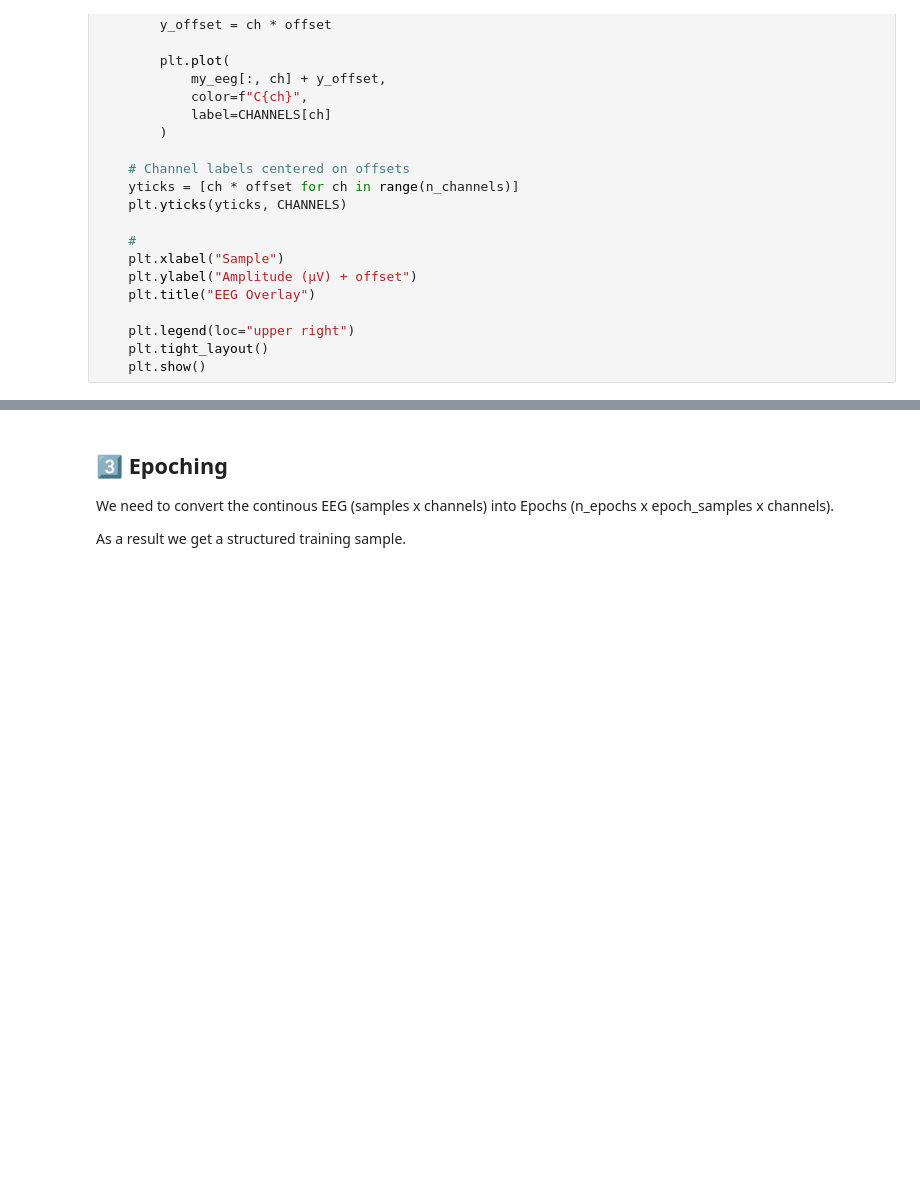
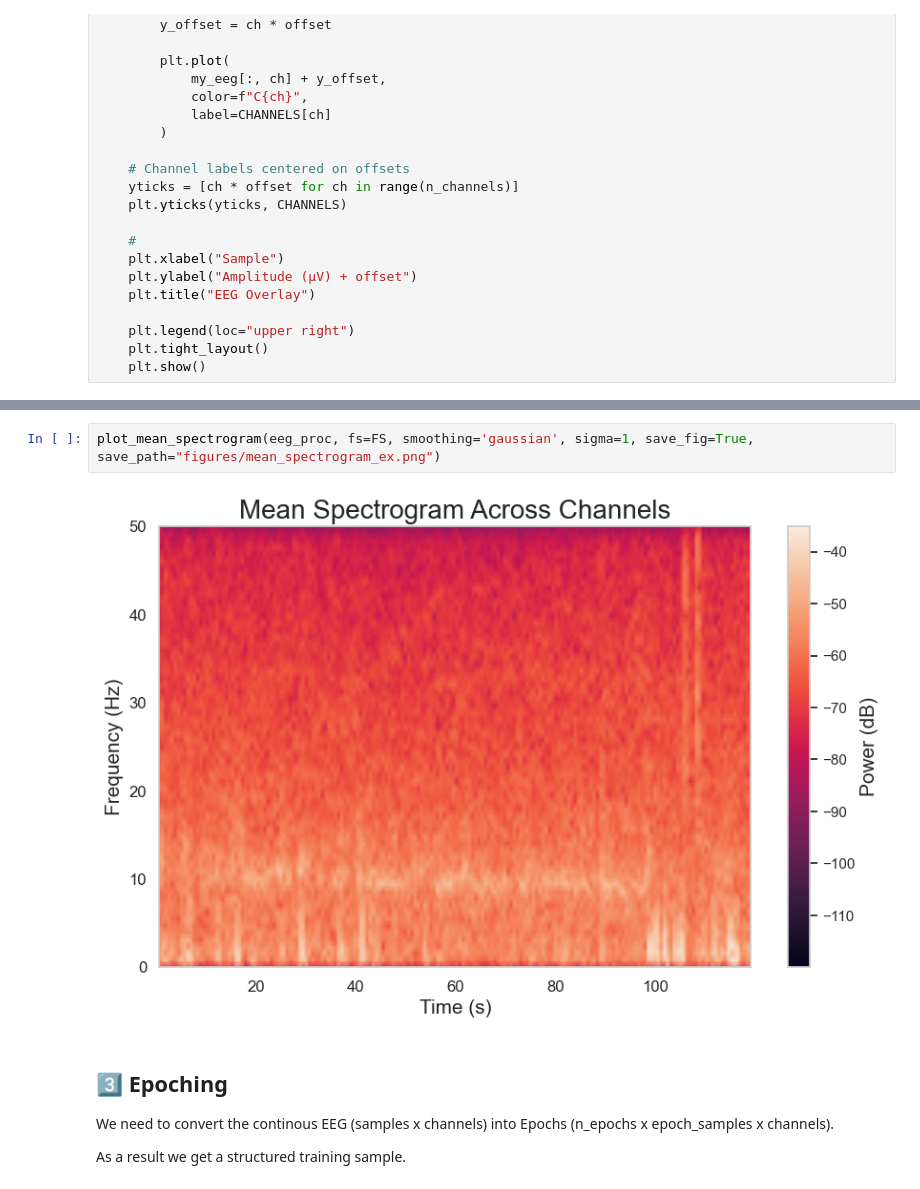
Before and after one commit to cristopher-d-delgado/Analysis-of-EEG-Signal, a Jupyter notebook: eda.ipynb, the cells around one changed output, grey strips where cells are left out. Saved outputs shown, nothing was run; the diff lists cells and outputs as text; blank space fills up the shorter version.

```diff
--- a/eda.ipynb
+++ b/eda.ipynb
@@ -333,3 +491,7 @@ compare_all_channels_overlay(my_eeg=eeg_proc)
+# %%
+plot_mean_spectrogram(eeg_proc, fs=FS, smoothing='gaussian', sigma=1, save_fig=True, save_path="figures/mean_spectrogram_ex.png")
+# %% [output]
+[figure, added]
 # %% [markdown]
 ## 3️⃣ Epoching
 
```
Also changed, not shown: parts of 10 cells of this notebook, 3 other files.
